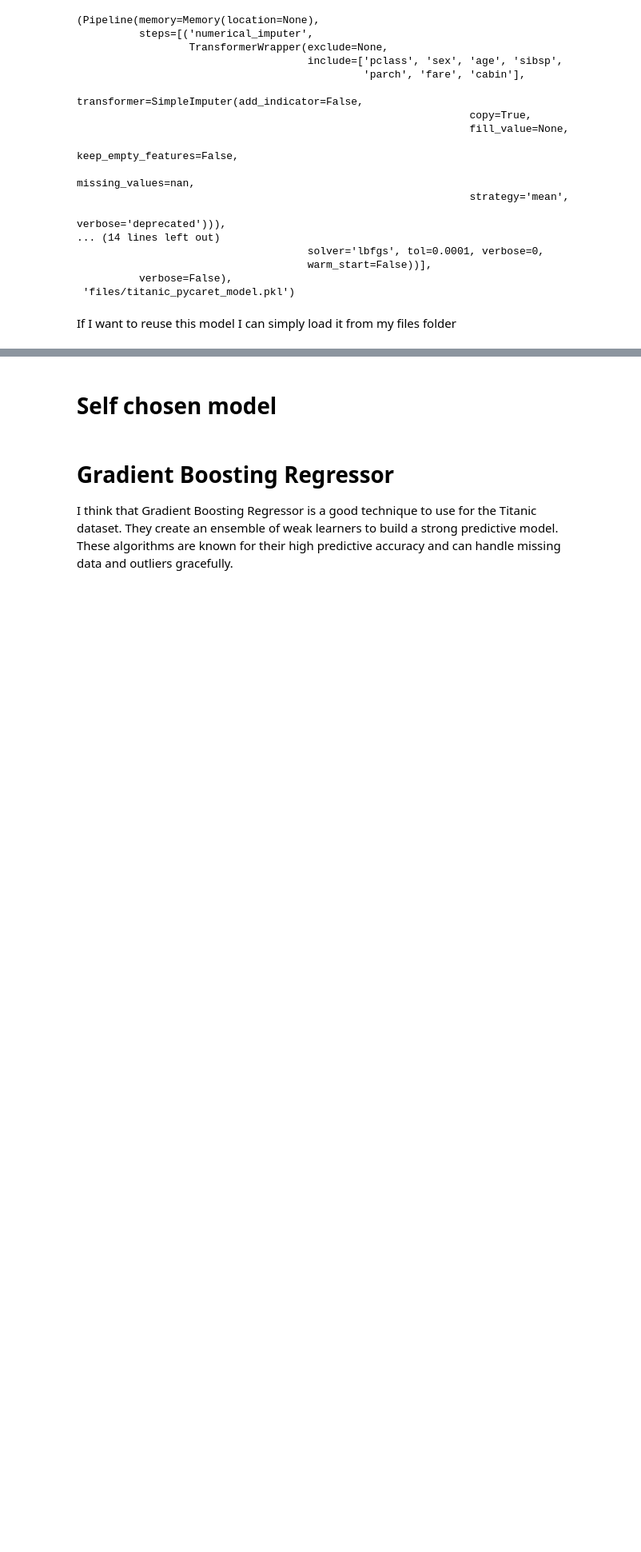
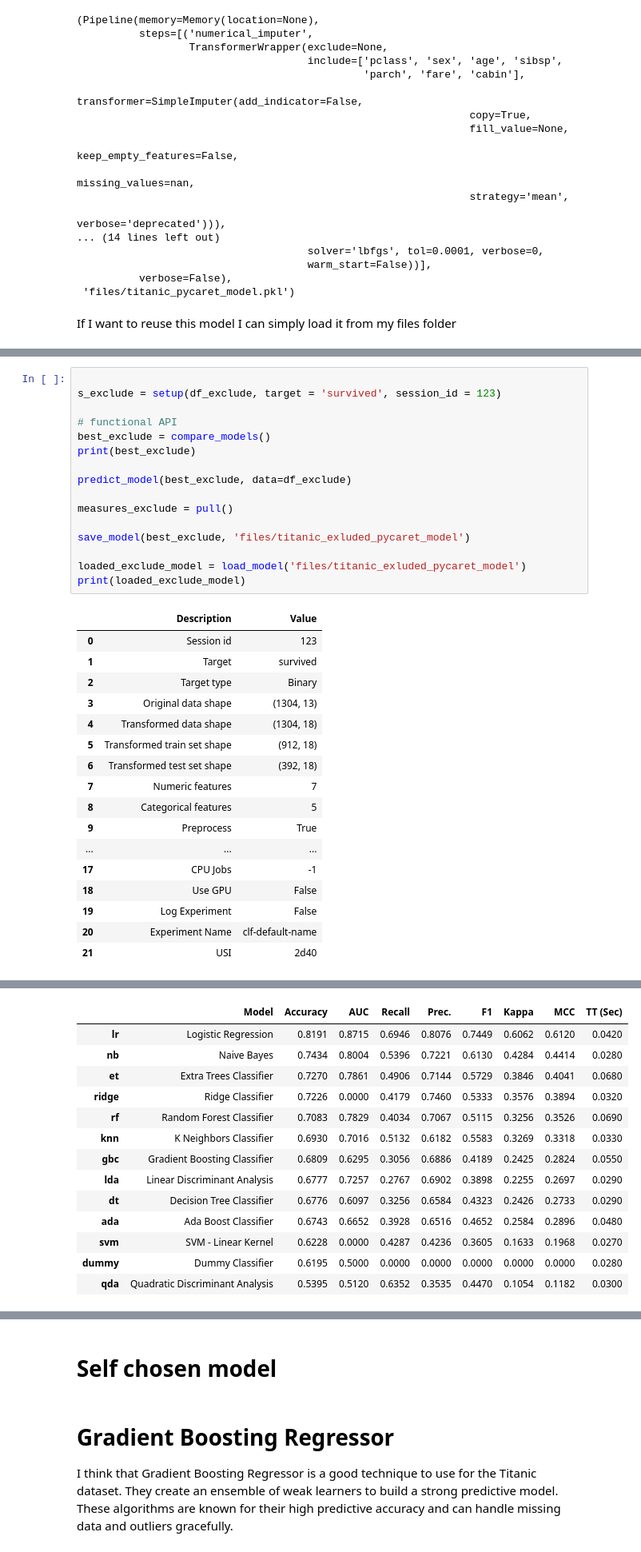
Before and after one commit to kieran31415/DataWizards, a Jupyter notebook: Titanic/titanic.ipynb, the cells around one changed output, grey strips where cells are left out. Shown at 80% size. Cells and saved outputs as stored; diff of their text form; blank space fills up the shorter version.

```diff
--- a/Titanic/titanic.ipynb
+++ b/Titanic/titanic.ipynb
@@ -724,0 +753,34 @@ Pipeline(memory=FastMemory(location=C:\Users\kieran\AppData\Local\Temp\joblib),
+# %%
+
+s_exclude = setup(df_exclude, target = 'survived', session_id = 123)
+
+# functional API
+best_exclude = compare_models()
+print(best_exclude)
+
+predict_model(best_exclude, data=df_exclude)
+
+measures_exclude = pull()
+
+save_model(best_exclude, 'files/titanic_exluded_pycaret_model')
+
+loaded_exclude_model = load_model('files/titanic_exluded_pycaret_model')
+print(loaded_exclude_model)
+# %% [output]
+|  | Description | Value |
+| 0 | Session id | 123 |
+| 1 | Target | survived |
+| 2 | Target type | Binary |
+| 3 | Original data shape | (1304, 13) |
+| 4 | Transformed data shape | (1304, 18) |
+| 5 | Transformed train set shape | (912, 18) |
+| 6 | Transformed test set shape | (392, 18) |
+| 7 | Numeric features | 7 |
+| 8 | Categorical features | 5 |
+| 9 | Preprocess | True |
+| ... | ... | ... |
+| 17 | CPU Jobs | -1 |
+| 18 | Use GPU | False |
+| 19 | Log Experiment | False |
+| 20 | Experiment Name | clf-default-name |
+| 21 | USI | 2d40 |
@@ -724,0 +788,14 @@ Pipeline(memory=FastMemory(location=C:\Users\kieran\AppData\Local\Temp\joblib),
+|  | Model | Accuracy | AUC | Recall | Prec. | F1 | Kappa | MCC | TT (Sec) |
+| lr | Logistic Regression | 0.8191 | 0.8715 | 0.6946 | 0.8076 | 0.7449 | 0.6062 | 0.6120 | 0.0420 |
+| nb | Naive Bayes | 0.7434 | 0.8004 | 0.5396 | 0.7221 | 0.6130 | 0.4284 | 0.4414 | 0.0280 |
+| et | Extra Trees Classifier | 0.7270 | 0.7861 | 0.4906 | 0.7144 | 0.5729 | 0.3846 | 0.4041 | 0.0680 |
+| ridge | Ridge Classifier | 0.7226 | 0.0000 | 0.4179 | 0.7460 | 0.5333 | 0.3576 | 0.3894 | 0.0320 |
+| rf | Random Forest Classifier | 0.7083 | 0.7829 | 0.4034 | 0.7067 | 0.5115 | 0.3256 | 0.3526 | 0.0690 |
+| knn | K Neighbors Classifier | 0.6930 | 0.7016 | 0.5132 | 0.6182 | 0.5583 | 0.3269 | 0.3318 | 0.0330 |
+| gbc | Gradient Boosting Classifier | 0.6809 | 0.6295 | 0.3056 | 0.6886 | 0.4189 | 0.2425 | 0.2824 | 0.0550 |
+| lda | Linear Discriminant Analysis | 0.6777 | 0.7257 | 0.2767 | 0.6902 | 0.3898 | 0.2255 | 0.2697 | 0.0290 |
+| dt | Decision Tree Classifier | 0.6776 | 0.6097 | 0.3256 | 0.6584 | 0.4323 | 0.2426 | 0.2733 | 0.0290 |
+| ada | Ada Boost Classifier | 0.6743 | 0.6652 | 0.3928 | 0.6516 | 0.4652 | 0.2584 | 0.2896 | 0.0480 |
+| svm | SVM - Linear Kernel | 0.6228 | 0.0000 | 0.4287 | 0.4236 | 0.3605 | 0.1633 | 0.1968 | 0.0270 |
+| dummy | Dummy Classifier | 0.6195 | 0.5000 | 0.0000 | 0.0000 | 0.0000 | 0.0000 | 0.0000 | 0.0280 |
+| qda | Quadratic Discriminant Analysis | 0.5395 | 0.5120 | 0.6352 | 0.3535 | 0.4470 | 0.1054 | 0.1182 | 0.0300 |
```
Also changed, not shown: parts of 30 cells of this notebook, 5 other files.
